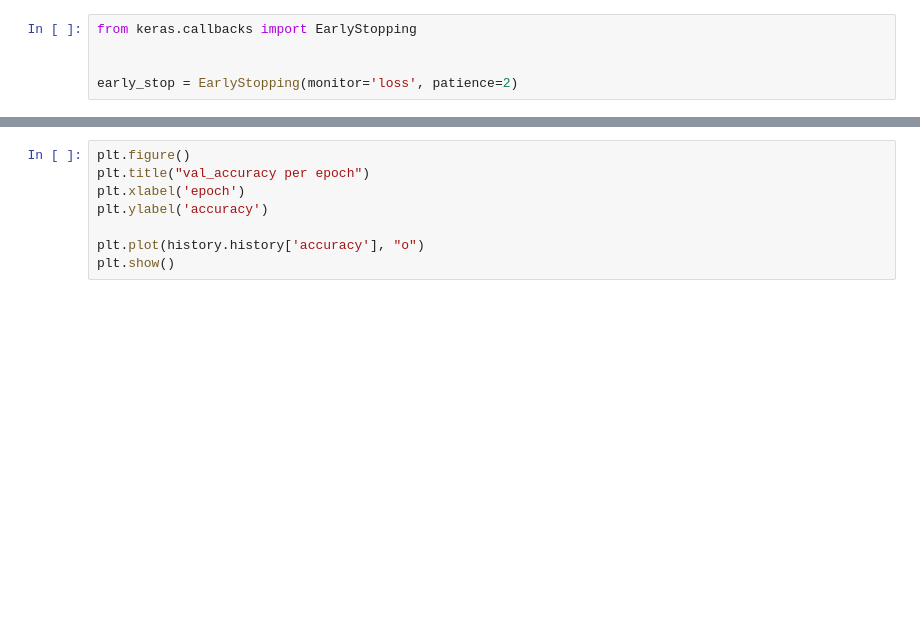
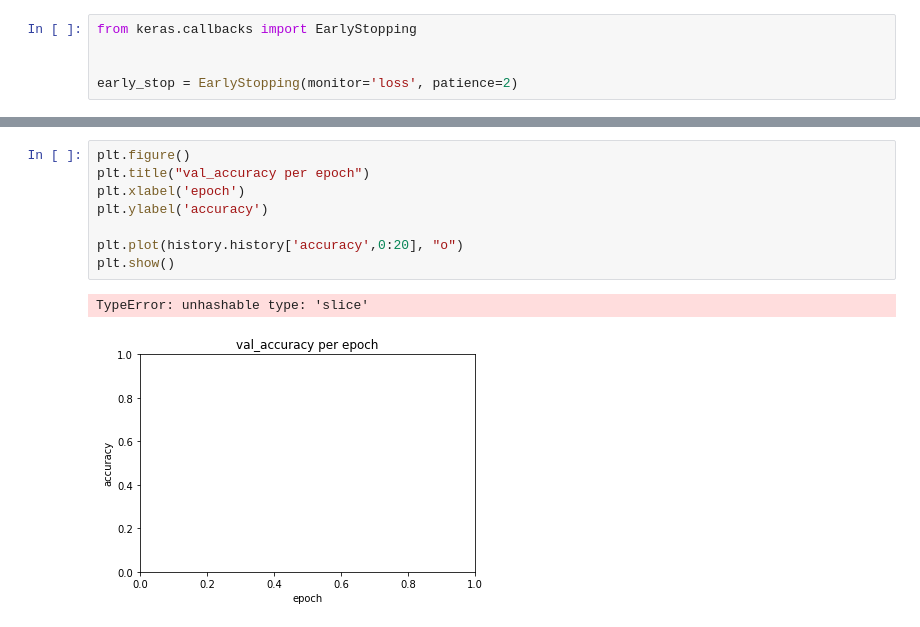
Before and after one commit to abigailfrancis/EE382_ASL_recognition, a Jupyter notebook: Data_Preprocessing.ipynb, the cells around one changed output, grey strips where cells are left out. Drawn from its saved outputs; the diff is of its cells as text; blank space fills up the shorter version.

```diff
--- a/Data_Preprocessing.ipynb
+++ b/Data_Preprocessing.ipynb
@@ -207,8 +225,11 @@ history.history['accuracy']
 # %%
 plt.figure()
 plt.title("val_accuracy per epoch")
 plt.xlabel('epoch')
 plt.ylabel('accuracy')
 
-plt.plot(history.history['accuracy'], "o")
+plt.plot(history.history['accuracy',0:20], "o")
 plt.show()
+# %% [output]
+TypeError: unhashable type: 'slice'
+[figure, added]
```
Also changed, not shown: parts of 2 cells of this notebook.
